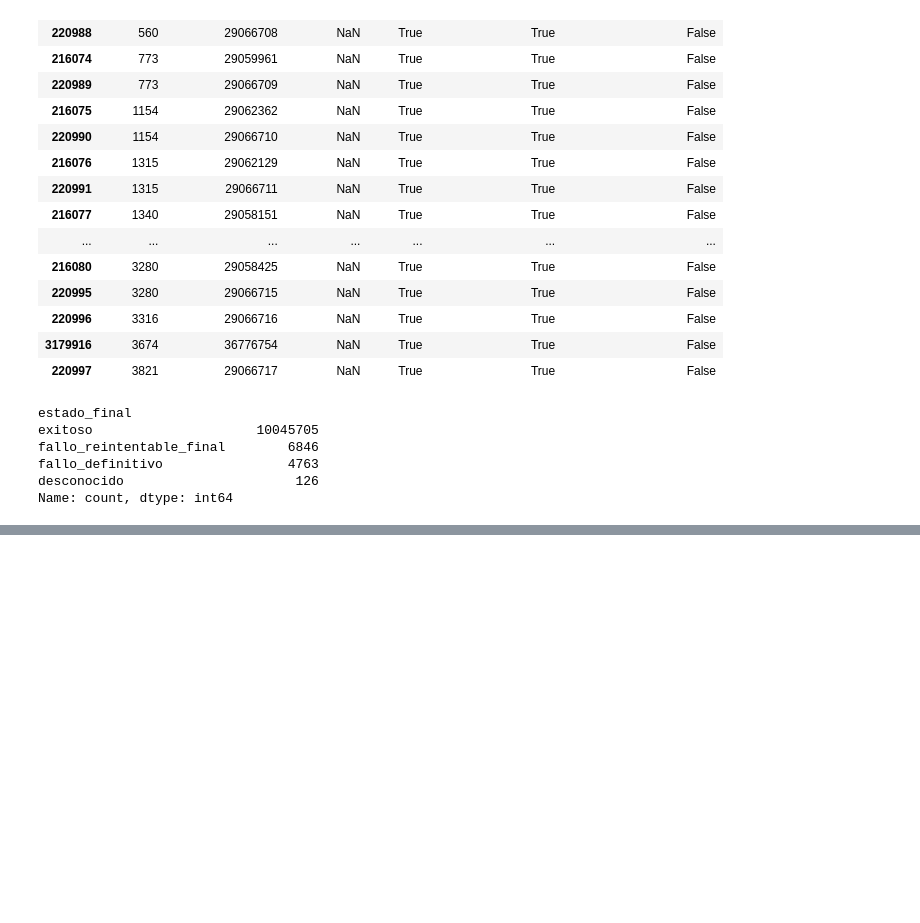
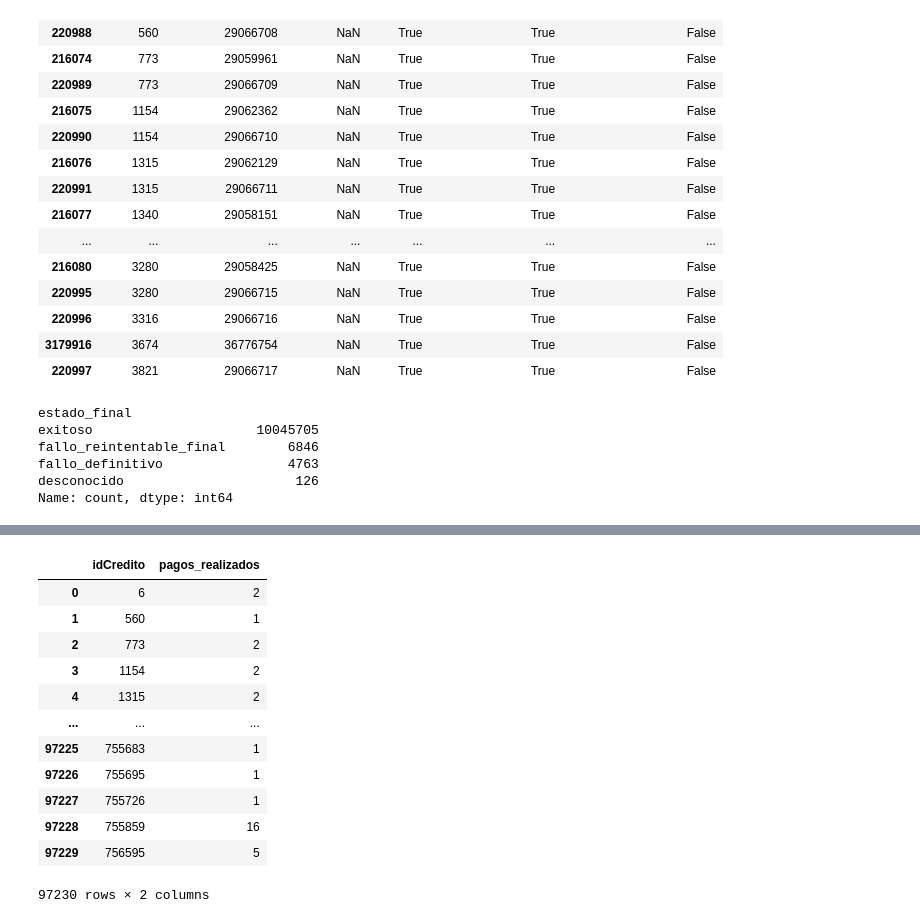
Before and after one commit to allfunso/Qubitos-Datathon, a Jupyter notebook: experimentsIsai.ipynb, the cells around one changed output, grey strips where cells are left out. Drawn from its saved outputs; the diff is of its cells as text; code cells hidden in the pictures; blank space fills up the shorter version.

```diff
--- a/experimentsIsai.ipynb
+++ b/experimentsIsai.ipynb
@@ -169,0 +188,3 @@ Name: count, dtype: int64
+# %%
+pagos_exitosos = cobros_ordenados[cobros_ordenados["es_exito"]].groupby("idCredito").size()
+pagos_exitosos.name = "pagos_realizados"
@@ -169,0 +208,25 @@ Name: count, dtype: int64
+# %%
+todos_los_creditos = cobros_ordenados[["idCredito"]].drop_duplicates()
+resumen_pagos = todos_los_creditos.merge(
+    pagos_exitosos.reset_index(),
+    on="idCredito",
+    how="left"
+)
+
+resumen_pagos["pagos_realizados"] = resumen_pagos["pagos_realizados"].fillna(0).astype(int)
+# %%
+resumen_pagos
+# %% [output]
+|  | idCredito | pagos_realizados |
+| 0 | 6 | 2 |
+| 1 | 560 | 1 |
+| 2 | 773 | 2 |
+| 3 | 1154 | 2 |
+| 4 | 1315 | 2 |
+| ... | ... | ... |
+| 97225 | 755683 | 1 |
+| 97226 | 755695 | 1 |
+| 97227 | 755726 | 1 |
+| 97228 | 755859 | 16 |
+| 97229 | 756595 | 5 |
+97230 rows × 2 columns
```
Also changed, not shown: parts of 4 cells of this notebook.
